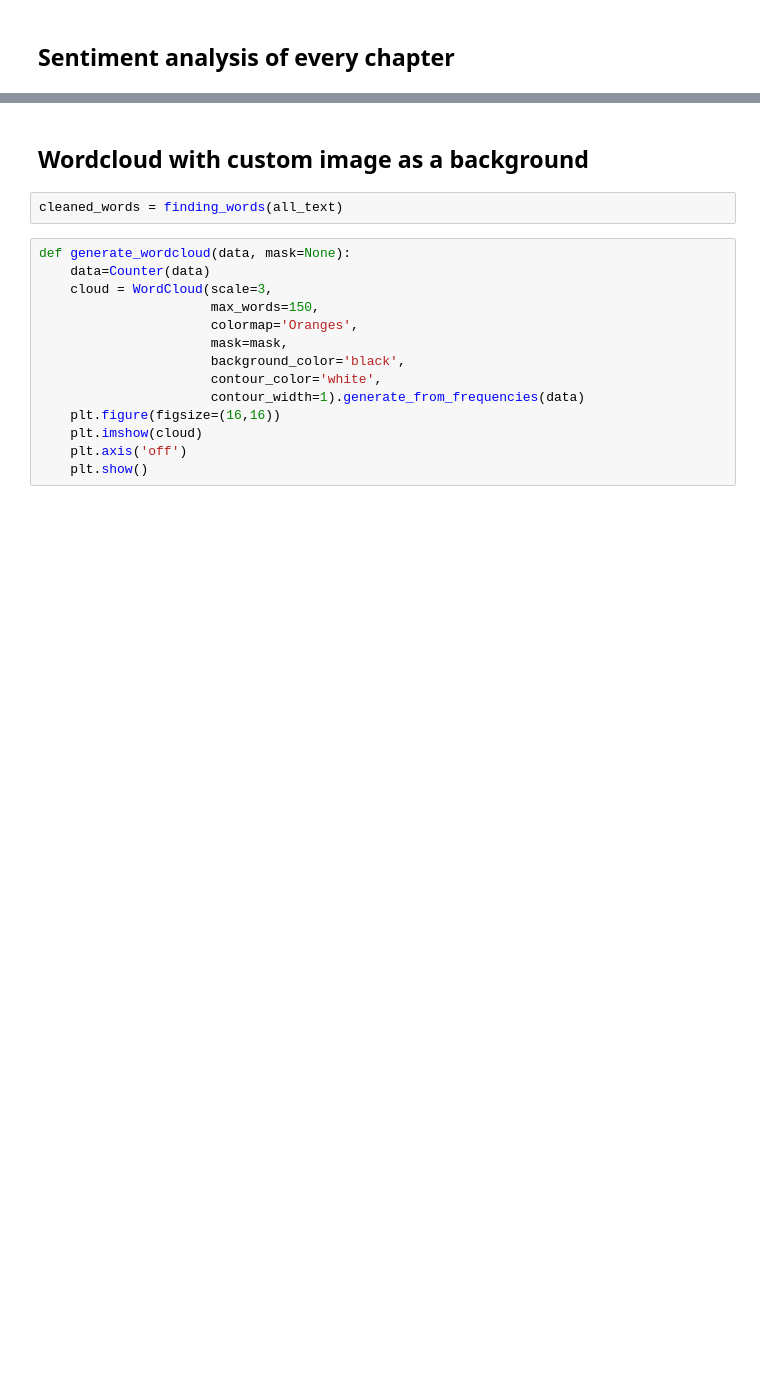
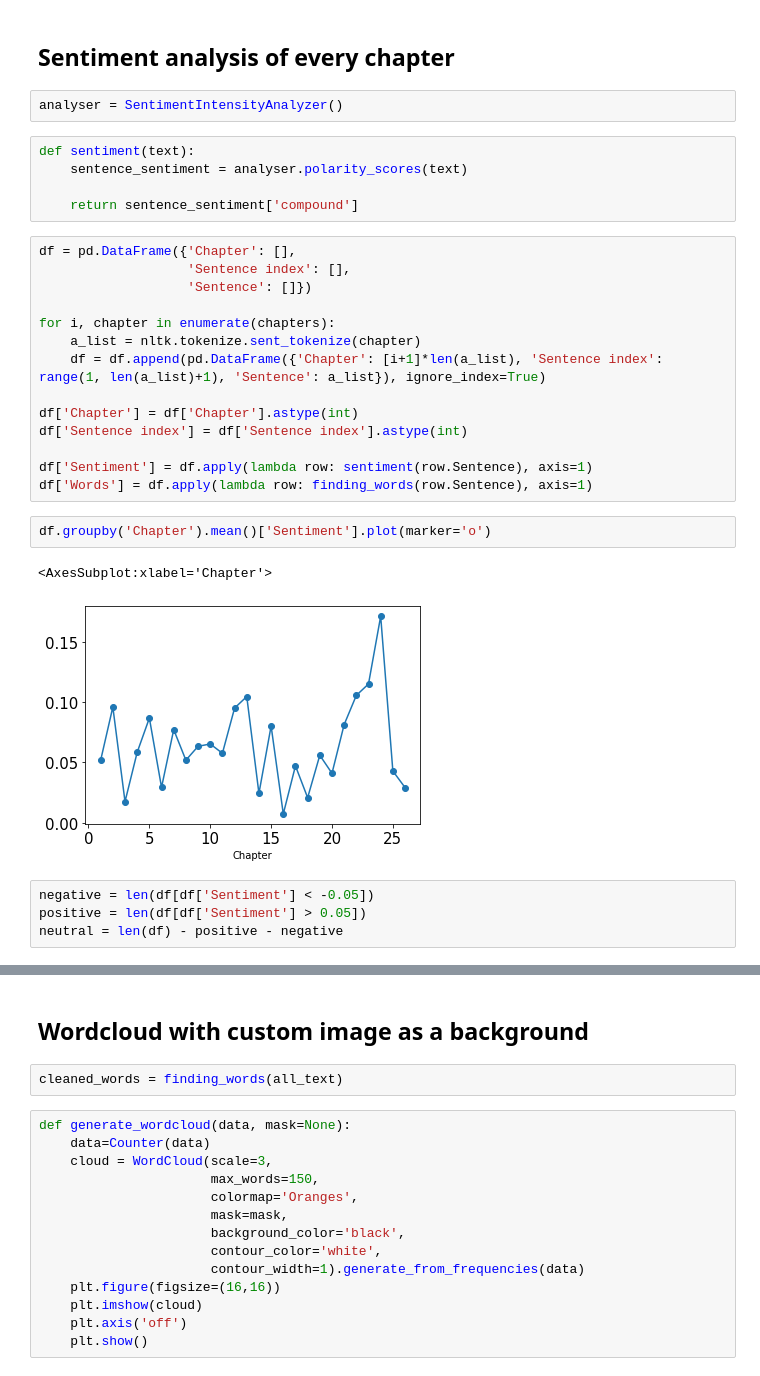
Before and after one commit to dpalatynski/DataAnalysis, a Jupyter notebook: book-analysis/book-analysis.ipynb, the cells around one changed output, grey strips where cells are left out. Drawn from its saved outputs; the diff is of its cells as text; blank space fills up the shorter version.

Commit message:
sentiment analysis added

```diff
--- a/book-analysis/book-analysis.ipynb
+++ b/book-analysis/book-analysis.ipynb
@@ -478,2 +515,32 @@ df
 # %% [markdown]
 ## Sentiment analysis of every chapter
+# %%
+analyser = SentimentIntensityAnalyzer()
+# %%
+def sentiment(text):
+    sentence_sentiment = analyser.polarity_scores(text)
+
+    return sentence_sentiment['compound']
+# %%
+df = pd.DataFrame({'Chapter': [],
+                   'Sentence index': [],
+                   'Sentence': []})
+
+for i, chapter in enumerate(chapters):
+    a_list = nltk.tokenize.sent_tokenize(chapter)
+    df = df.append(pd.DataFrame({'Chapter': [i+1]*len(a_list), 'Sentence index': range(1, len(a_list)+1), 'Sentence': a_list}), ignore_index=True)
+
+df['Chapter'] = df['Chapter'].astype(int)
+df['Sentence index'] = df['Sentence index'].astype(int)
+
+df['Sentiment'] = df.apply(lambda row: sentiment(row.Sentence), axis=1)
+df['Words'] = df.apply(lambda row: finding_words(row.Sentence), axis=1)
+# %%
+df.groupby('Chapter').mean()['Sentiment'].plot(marker='o')
+# %% [output]
+<AxesSubplot:xlabel='Chapter'>
+[figure, added]
+# %%
+negative = len(df[df['Sentiment'] < -0.05])
+positive = len(df[df['Sentiment'] > 0.05])
+neutral = len(df) - positive - negative
```
Also changed, not shown: parts of 14 cells of this notebook.
